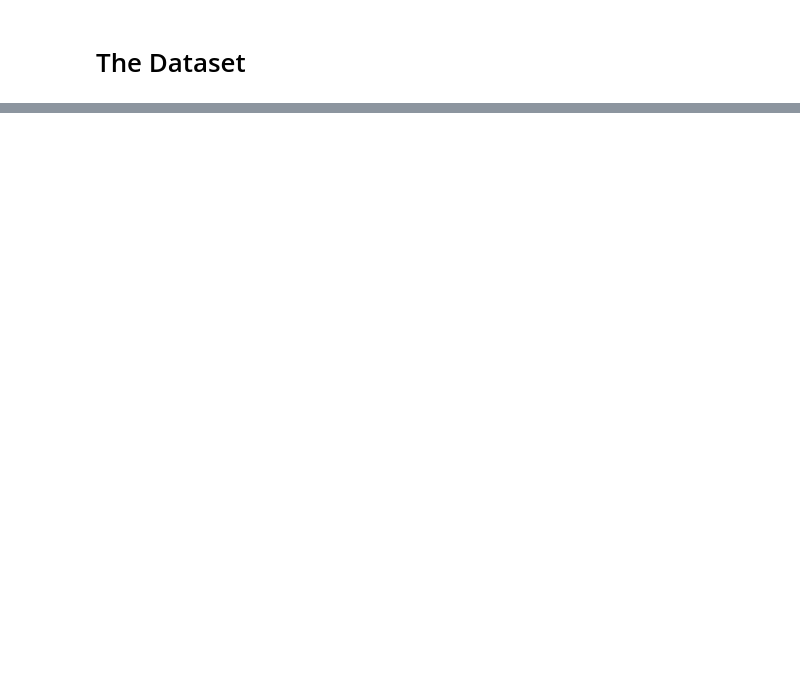
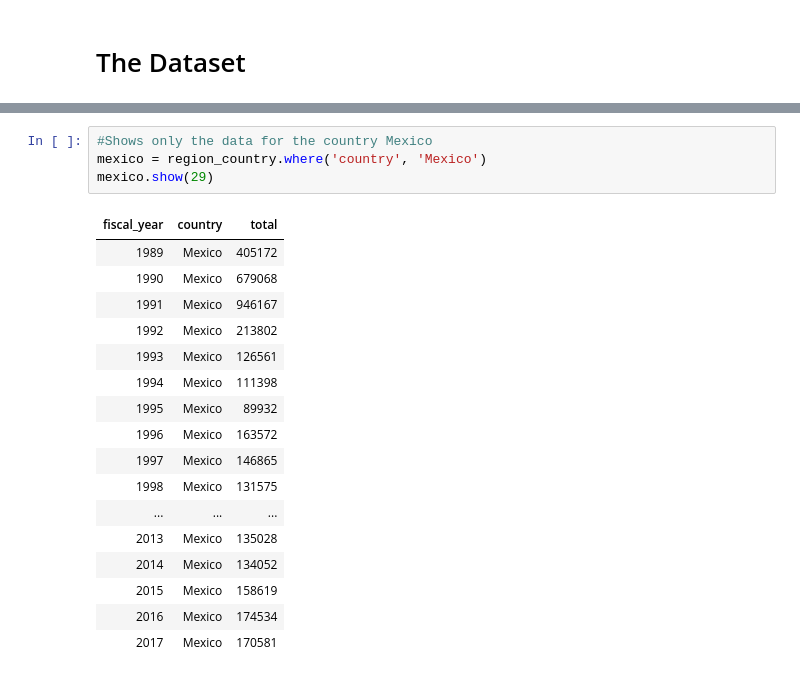
Before and after one commit to ds-modules/POLSCI-5, a Jupyter notebook: Immigration.ipynb, the cells around one changed output, grey strips where cells are left out. Drawn from its saved outputs; the diff is of its cells as text; blank space fills up the shorter version.

```diff
--- a/Immigration.ipynb
+++ b/Immigration.ipynb
@@ -45,0 +128,22 @@ The three datasets we will be looking at contain data on:
+# %%
+#Shows only the data for the country Mexico
+mexico = region_country.where('country', 'Mexico')
+mexico.show(29)
+# %% [output]
+| fiscal_year | country | total |
+| 1989 | Mexico | 405172 |
+| 1990 | Mexico | 679068 |
+| 1991 | Mexico | 946167 |
+| 1992 | Mexico | 213802 |
+| 1993 | Mexico | 126561 |
+| 1994 | Mexico | 111398 |
+| 1995 | Mexico | 89932 |
+| 1996 | Mexico | 163572 |
+| 1997 | Mexico | 146865 |
+| 1998 | Mexico | 131575 |
+| ... | ... | ... |
+| 2013 | Mexico | 135028 |
+| 2014 | Mexico | 134052 |
+| 2015 | Mexico | 158619 |
+| 2016 | Mexico | 174534 |
+| 2017 | Mexico | 170581 |
```
Also changed, not shown: parts of 33 cells of this notebook.
